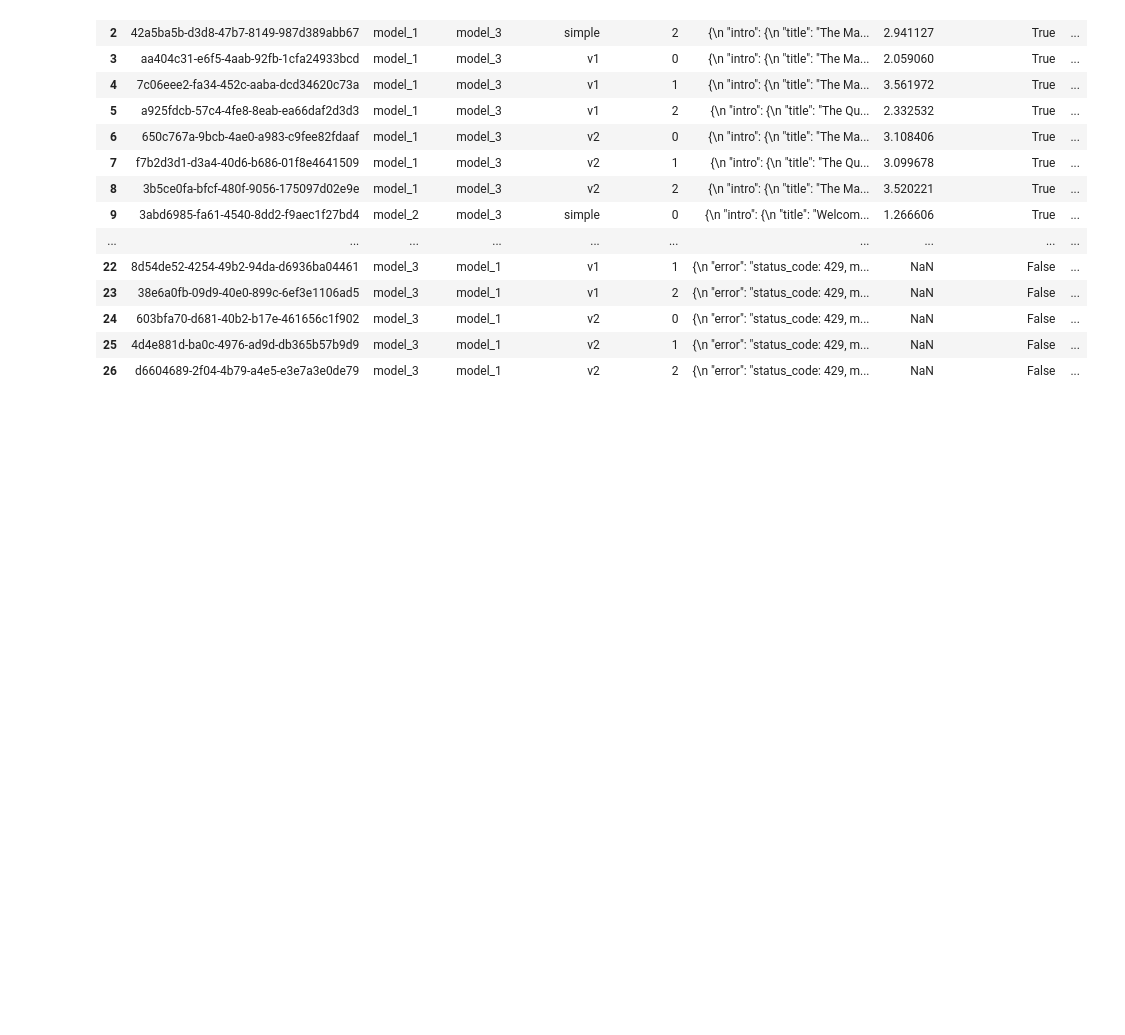
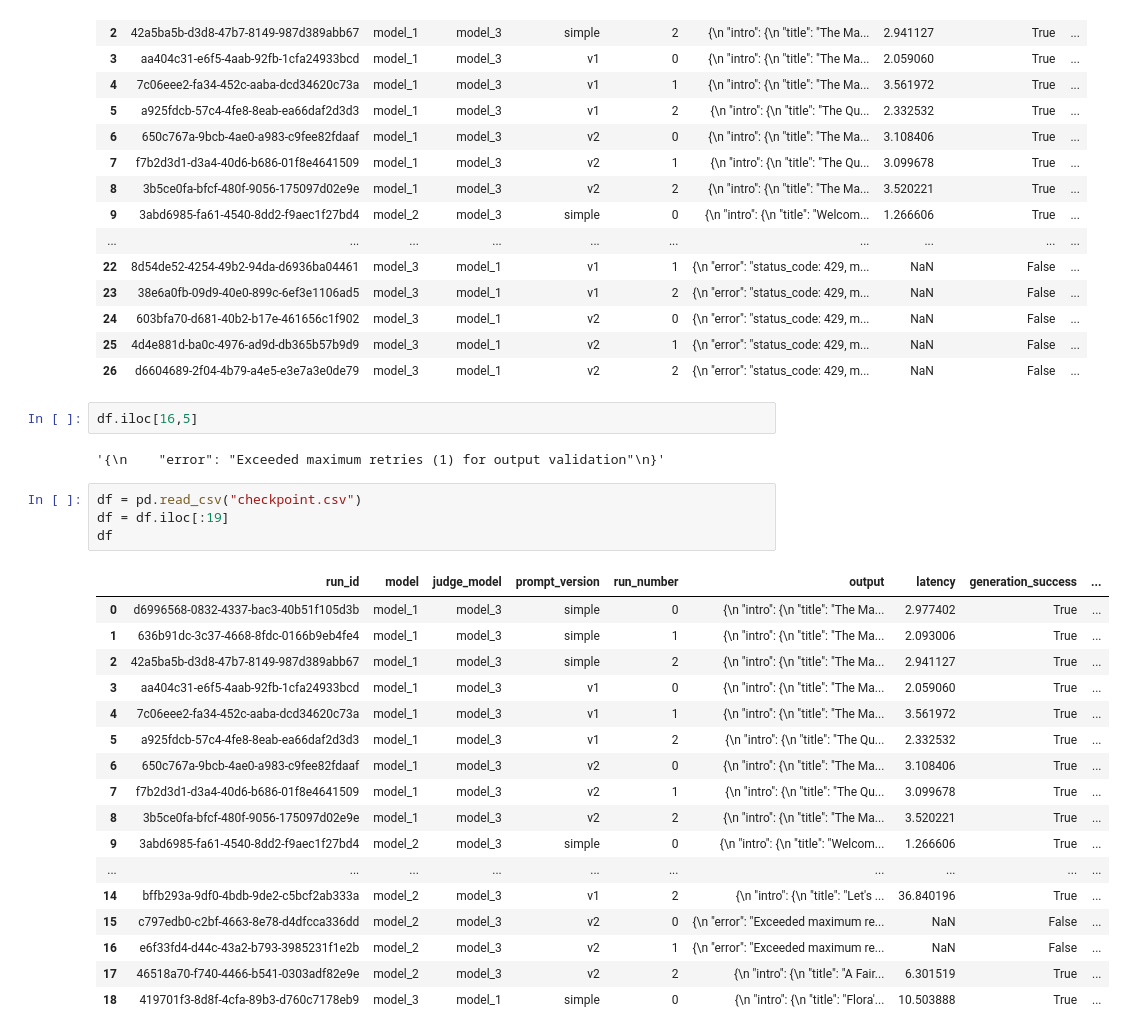
Before and after one commit to waad-moaness/AI_story_generator, a Jupyter notebook: llm_evaluation.ipynb, the cells around one changed output. Drawn from its saved outputs; the diff is of its cells as text; blank space fills up the shorter version.

```diff
--- a/llm_evaluation.ipynb
+++ b/llm_evaluation.ipynb
@@ -686,3 +547,29 @@ df
 | 24 | 603bfa70-d681-40b2-b17e-461656c1f902 | model_3 | model_1 | v2 | 0 | {\n "error": "status_code: 429, m... | NaN | False | ... |
 | 25 | 4d4e881d-ba0c-4976-ad9d-db365b57b9d9 | model_3 | model_1 | v2 | 1 | {\n "error": "status_code: 429, m... | NaN | False | ... |
 | 26 | d6604689-2f04-4b79-a4e5-e3e7a3e0de79 | model_3 | model_1 | v2 | 2 | {\n "error": "status_code: 429, m... | NaN | False | ... |
+# %%
+df.iloc[16,5]
+# %% [output]
+'{\n    "error": "Exceeded maximum retries (1) for output validation"\n}'
+# %%
+df = pd.read_csv("checkpoint.csv")
+df = df.iloc[:19]
+df
+# %% [output]
+|  | run_id | model | judge_model | prompt_version | run_number | output | latency | generation_success | ... |
+| 0 | d6996568-0832-4337-bac3-40b51f105d3b | model_1 | model_3 | simple | 0 | {\n "intro": {\n "title": "The Ma... | 2.977402 | True | ... |
+| 1 | 636b91dc-3c37-4668-8fdc-0166b9eb4fe4 | model_1 | model_3 | simple | 1 | {\n "intro": {\n "title": "The Ma... | 2.093006 | True | ... |
+| 2 | 42a5ba5b-d3d8-47b7-8149-987d389abb67 | model_1 | model_3 | simple | 2 | {\n "intro": {\n "title": "The Ma... | 2.941127 | True | ... |
+| 3 | aa404c31-e6f5-4aab-92fb-1cfa24933bcd | model_1 | model_3 | v1 | 0 | {\n "intro": {\n "title": "The Ma... | 2.059060 | True | ... |
+| 4 | 7c06eee2-fa34-452c-aaba-dcd34620c73a | model_1 | model_3 | v1 | 1 | {\n "intro": {\n "title": "The Ma... | 3.561972 | True | ... |
+| 5 | a925fdcb-57c4-4fe8-8eab-ea66daf2d3d3 | model_1 | model_3 | v1 | 2 | {\n "intro": {\n "title": "The Qu... | 2.332532 | True | ... |
+| 6 | 650c767a-9bcb-4ae0-a983-c9fee82fdaaf | model_1 | model_3 | v2 | 0 | {\n "intro": {\n "title": "The Ma... | 3.108406 | True | ... |
+| 7 | f7b2d3d1-d3a4-40d6-b686-01f8e4641509 | model_1 | model_3 | v2 | 1 | {\n "intro": {\n "title": "The Qu... | 3.099678 | True | ... |
+| 8 | 3b5ce0fa-bfcf-480f-9056-175097d02e9e | model_1 | model_3 | v2 | 2 | {\n "intro": {\n "title": "The Ma... | 3.520221 | True | ... |
+| 9 | 3abd6985-fa61-4540-8dd2-f9aec1f27bd4 | model_2 | model_3 | simple | 0 | {\n "intro": {\n "title": "Welcom... | 1.266606 | True | ... |
+| ... | ... | ... | ... | ... | ... | ... | ... | ... | ... |
+| 14 | bffb293a-9df0-4bdb-9de2-c5bcf2ab333a | model_2 | model_3 | v1 | 2 | {\n "intro": {\n "title": "Let's ... | 36.840196 | True | ... |
+| 15 | c797edb0-c2bf-4663-8e78-d4dfcca336dd | model_2 | model_3 | v2 | 0 | {\n "error": "Exceeded maximum re... | NaN | False | ... |
+| 16 | e6f33fd4-d44c-43a2-b793-3985231f1e2b | model_2 | model_3 | v2 | 1 | {\n "error": "Exceeded maximum re... | NaN | False | ... |
+| 17 | 46518a70-f740-4466-b541-0303adf82e9e | model_2 | model_3 | v2 | 2 | {\n "intro": {\n "title": "A Fair... | 6.301519 | True | ... |
+| 18 | 419701f3-8d8f-4cfa-89b3-d760c7178eb9 | model_3 | model_1 | simple | 0 | {\n "intro": {\n "title": "Flora'... | 10.503888 | True | ... |
```
Also changed, not shown: parts of 12 cells of this notebook, 3 other files.
